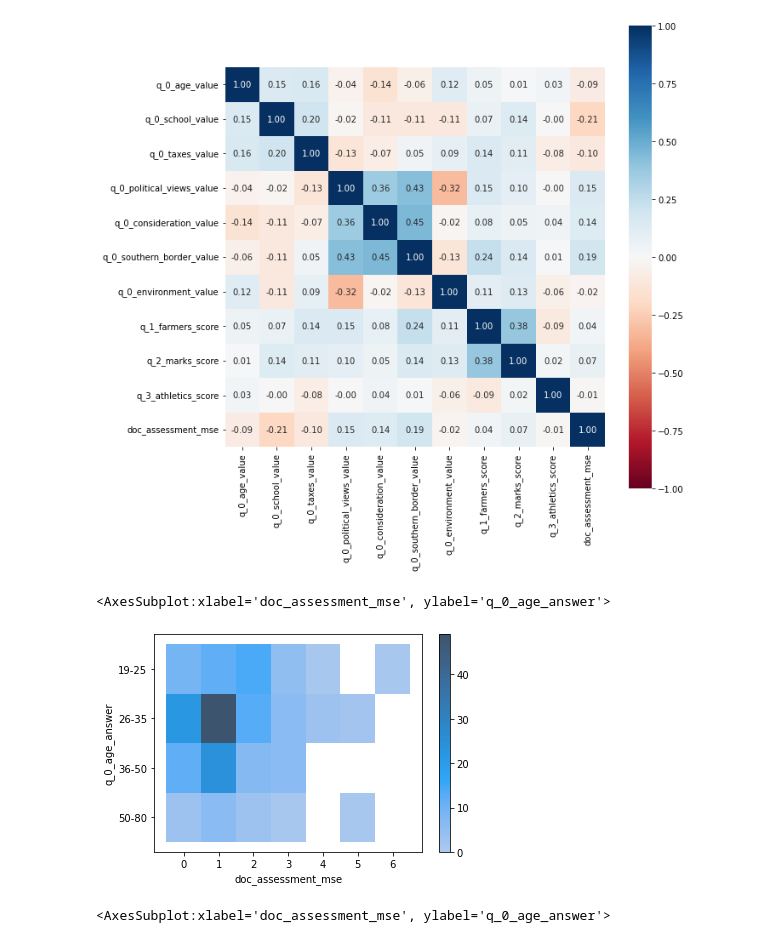
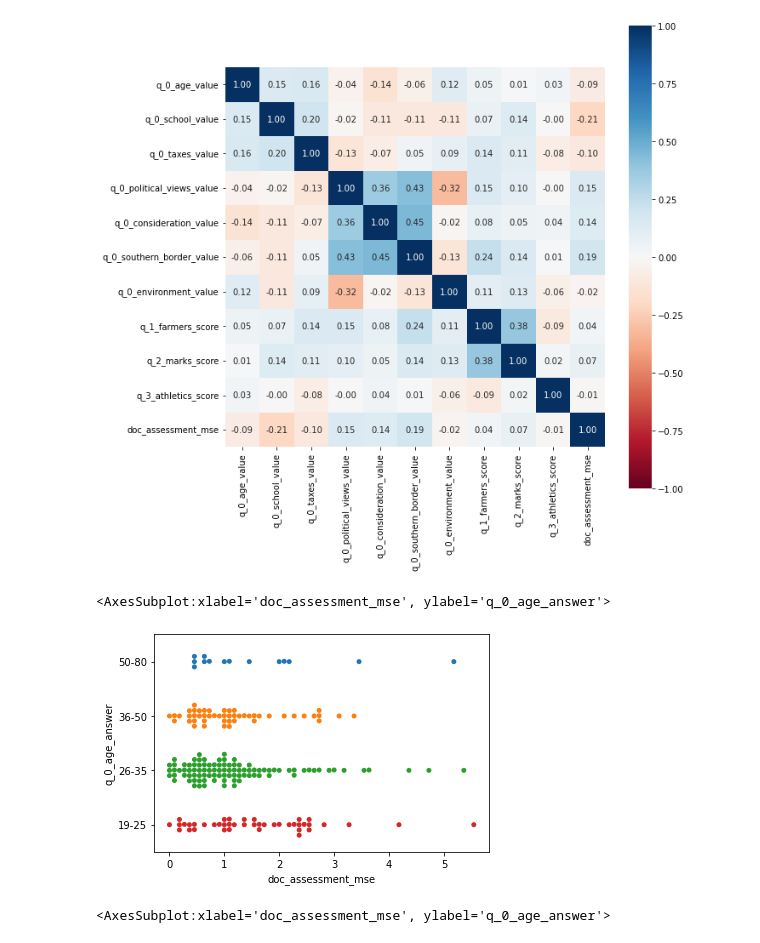
Before and after one commit to EyeofBeholder-NLeSC/play-around-sample-set, a Jupyter notebook: notebooks/IPM_worker_reliability.ipynb, the cells around one changed output. Saved outputs shown, nothing was run; the diff lists cells and outputs as text; code cells hidden in the pictures.

Commit message:
plots: worker reliability statistics

```diff
--- a/notebooks/IPM_worker_reliability.ipynb
+++ b/notebooks/IPM_worker_reliability.ipynb
@@ -120,11 +120,11 @@ sns.heatmap(
 <AxesSubplot:>
 [figure]
 # %%
-# doesn't really make sense, since instances are not distributed evenly
-sns.histplot(y="q_0_age_answer", x="doc_assessment_mse", data=worker_data.sort_values(by="q_0_age_value").astype("category"), cbar=True)
+# might be misleading, since instances are not distributed evenly
+sns.swarmplot(y="q_0_age_answer", x="doc_assessment_mse", data=worker_data.sort_values(by="q_0_age_value", ascending=False))
 # %% [output]
 <AxesSubplot:xlabel='doc_assessment_mse', ylabel='q_0_age_answer'>
-[figure, old version]
+[figure, new version]
 # %%
 sns.violinplot(y="q_0_age_answer", x="doc_assessment_mse", data=worker_data.sort_values(by="q_0_age_value", ascending=False))
 # %% [output]
```
